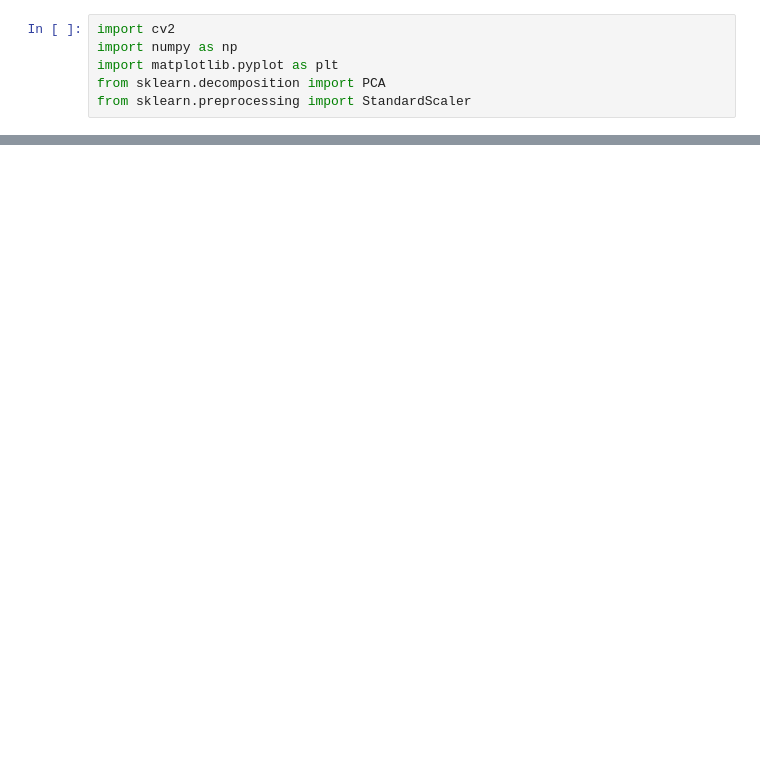
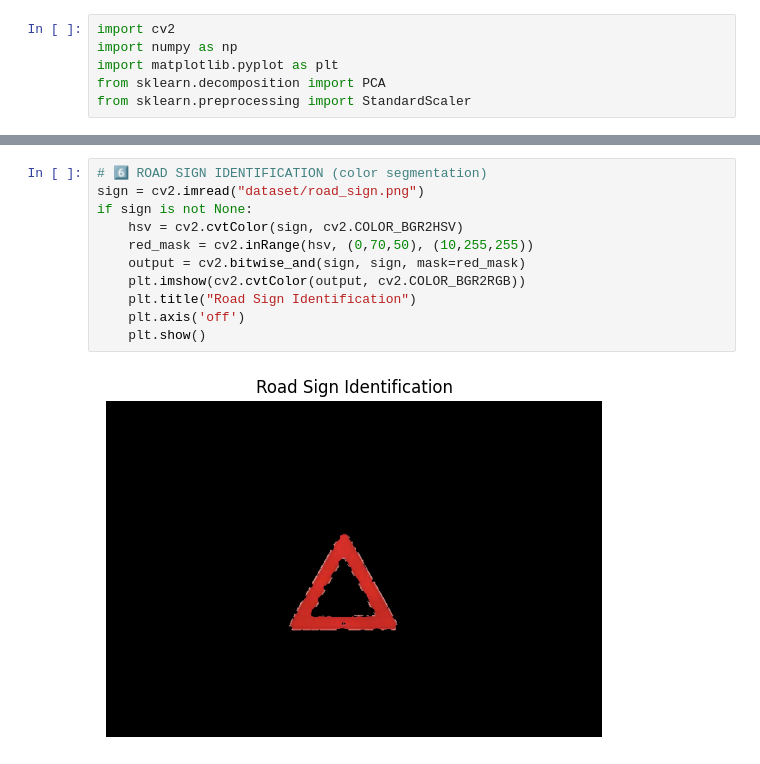
Before and after one commit to SawhneySatvik/IntroductionToComputerVision, a Jupyter notebook: 05.VisionApplicationSuite.ipynb, the cells around one changed output, grey strips where cells are left out. Cells and saved outputs as stored; diff of their text form; blank space fills up the shorter version.

```diff
--- a/05.VisionApplicationSuite.ipynb
+++ b/05.VisionApplicationSuite.ipynb
@@ -48,0 +123,13 @@ error: OpenCV(4.12.0) /Users/xperience/GHA-Actions-OpenCV/_work/opencv-python/op
+# %%
+# 6️⃣ ROAD SIGN IDENTIFICATION (color segmentation)
+sign = cv2.imread("dataset/road_sign.png")
+if sign is not None:
+    hsv = cv2.cvtColor(sign, cv2.COLOR_BGR2HSV)
+    red_mask = cv2.inRange(hsv, (0,70,50), (10,255,255))
+    output = cv2.bitwise_and(sign, sign, mask=red_mask)
+    plt.imshow(cv2.cvtColor(output, cv2.COLOR_BGR2RGB))
+    plt.title("Road Sign Identification")
+    plt.axis('off')
+    plt.show()
+# %% [output]
+[figure, added]
```
Also changed, not shown: parts of 7 cells of this notebook.
